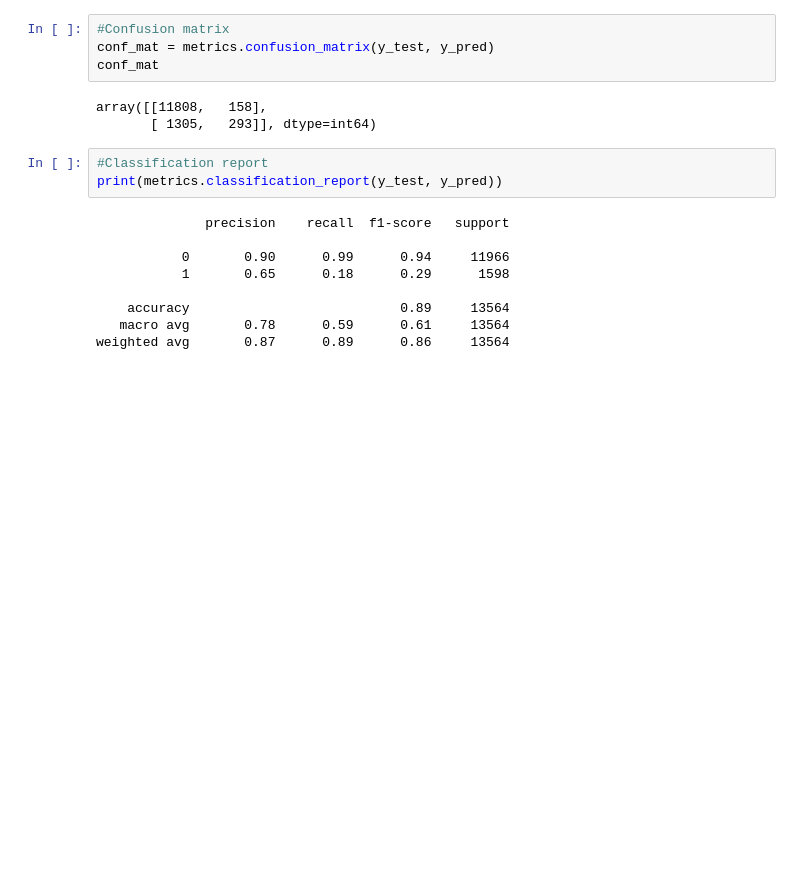
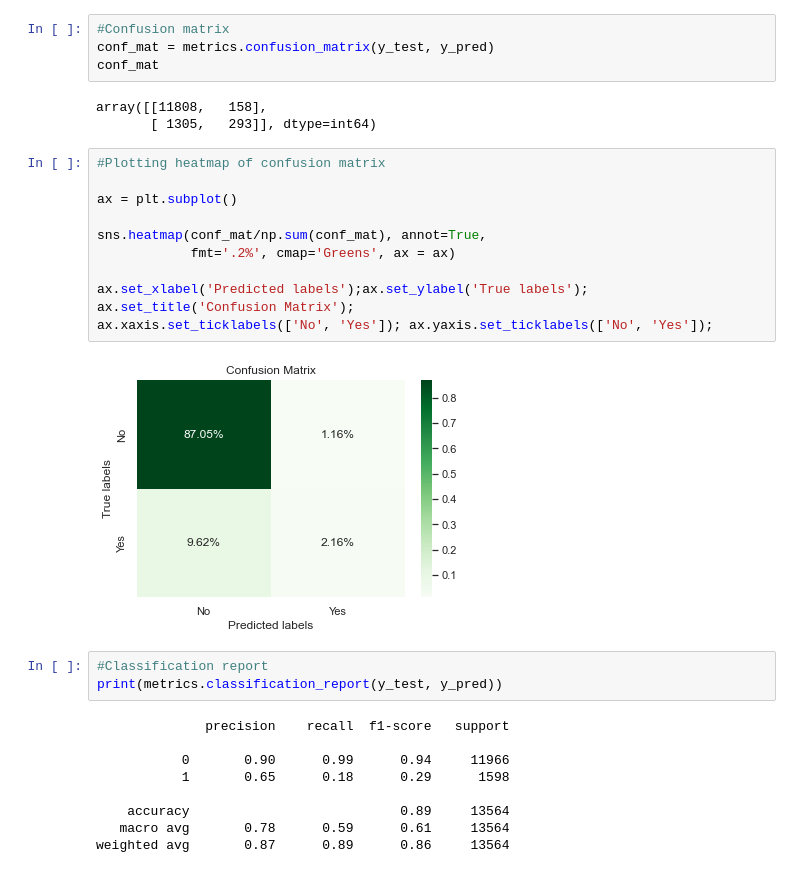
Before and after one commit to janecondon/Bank-Marketing-Campaign-Project, a Jupyter notebook: Bank Marketing Campaign Project.ipynb, the cells around one changed output. Cells and saved outputs as stored; diff of their text form; blank space fills up the shorter version.

```diff
--- a/Bank Marketing Campaign Project.ipynb
+++ b/Bank Marketing Campaign Project.ipynb
@@ -403,6 +403,19 @@ conf_mat
 # %% [output]
 array([[11808,   158],
        [ 1305,   293]], dtype=int64)
+# %%
+#Plotting heatmap of confusion matrix
+
+ax = plt.subplot()
+
+sns.heatmap(conf_mat/np.sum(conf_mat), annot=True,
+            fmt='.2%', cmap='Greens', ax = ax)
+
+ax.set_xlabel('Predicted labels');ax.set_ylabel('True labels');
+ax.set_title('Confusion Matrix');
+ax.xaxis.set_ticklabels(['No', 'Yes']); ax.yaxis.set_ticklabels(['No', 'Yes']);
+# %% [output]
+[figure, added]
 # %%
 #Classification report
 print(metrics.classification_report(y_test, y_pred))
```
Also changed, not shown: parts of 24 cells of this notebook, 1 other file.
